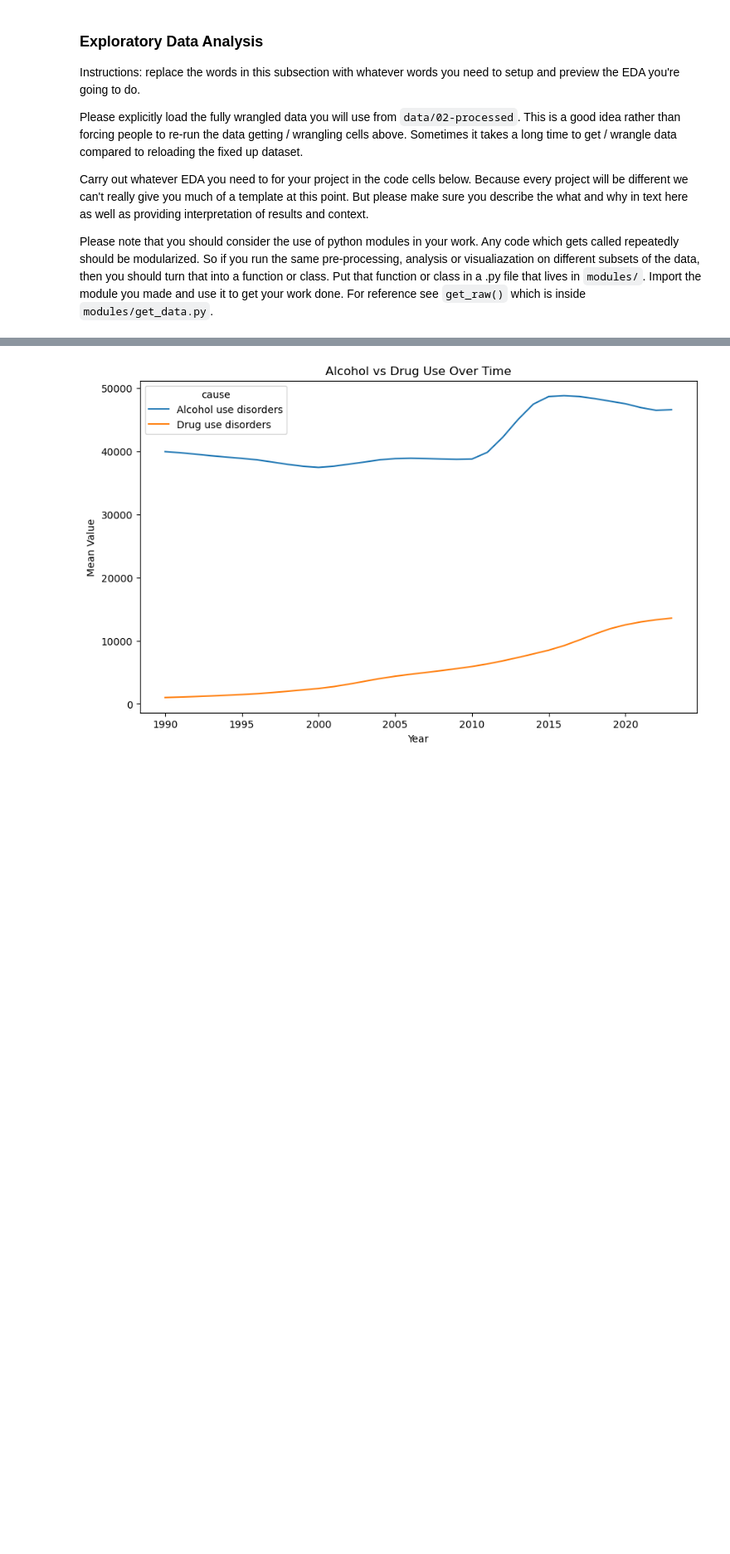
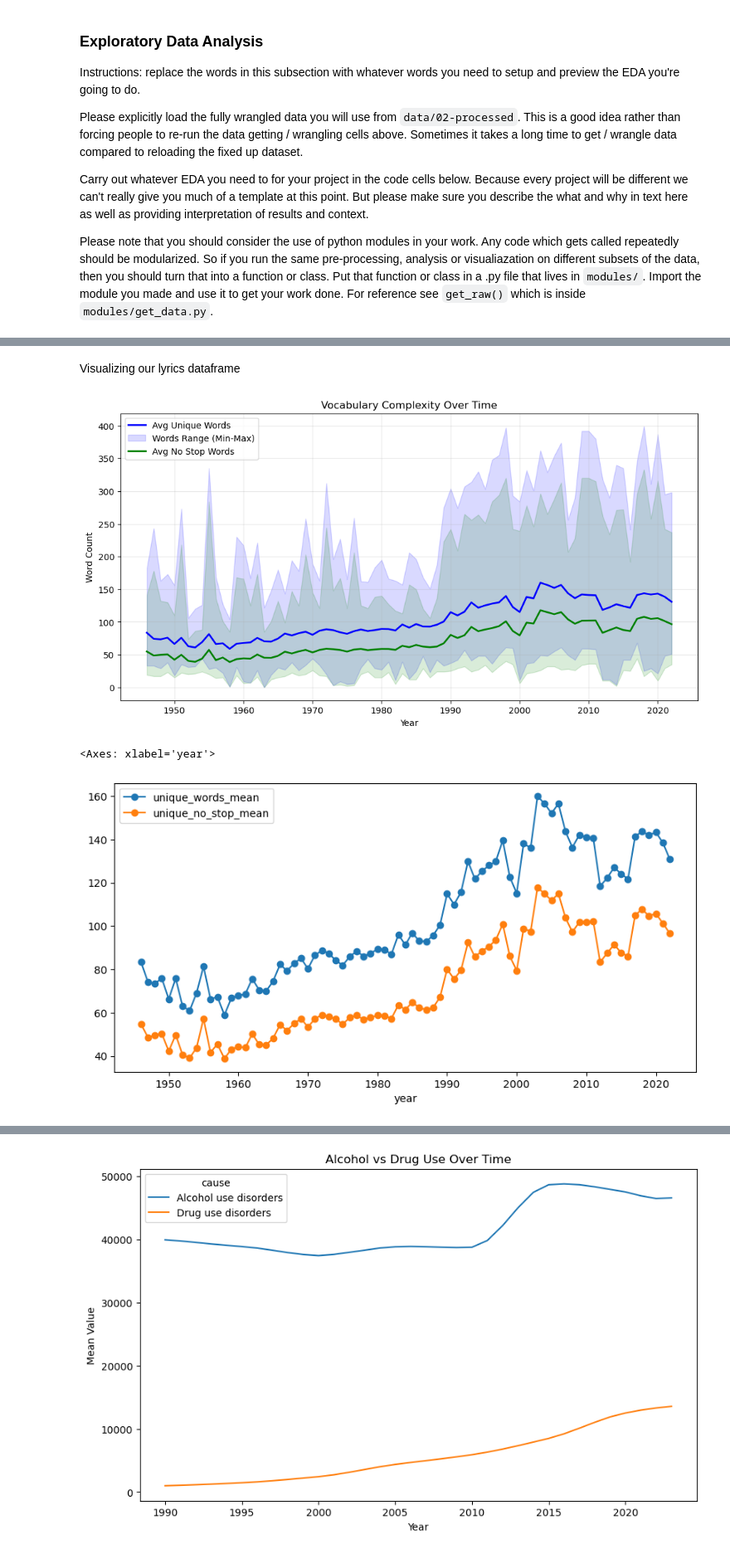
Before and after one commit to COGS108/Group104_WI26, a Jupyter notebook: 02-EDACheckpoint.ipynb, the cells around one changed output, grey strips where cells are left out. Shown at 83% size. Saved outputs shown, nothing was run; the diff lists cells and outputs as text; code cells hidden in the pictures; blank space fills up the shorter version.

```diff
--- a/02-EDACheckpoint.ipynb
+++ b/02-EDACheckpoint.ipynb
@@ -363,8 +285,0 @@ Overall, this dataset provides a valuable view of mental health trends in the Un
-# %%
-print(usa_only.dtypes)
-print("fix the data types")
-fix_cols = ['schizophrenia','bipolar','eating_disorder']
-usa_only['year'] = usa_only['year'].astype(int)
-for col in fix_cols:
-    usa_only[col] = usa_only[col].astype(float)
-usa_only.dtypes
@@ -478,0 +488,5 @@ Some more words and stuff.  Remember notebooks work best if you interleave the c
+# %%
+group_year = bb_lyrics.groupby('year')[['unique_words', 'unique_no_stop', 'sentiment_score','unique_relative','alc_mentions','drug_mentions']].agg(['mean', 'min', 'max'])
+group_year.columns = ['_'.join(col).strip() for col in group_year.columns.values]
+group_year = group_year.reset_index()
+group_year
@@ -478,0 +507,30 @@ Some more words and stuff.  Remember notebooks work best if you interleave the c
+# %% [markdown]
+Visualizing our lyrics dataframe
+# %%
+import matplotlib.pyplot as plt
+
+plt.figure(figsize=(12, 6))
+plt.plot(group_year['year'], group_year['unique_words_mean'],
+         label='Avg Unique Words', color='blue', linewidth=2)
+plt.fill_between(group_year['year'],
+                 group_year['unique_words_min'],
+                 group_year['unique_words_max'],
+                 color='blue', alpha=0.15, label='Words Range (Min-Max)')
+plt.plot(group_year['year'], group_year['unique_no_stop_mean'],
+         label='Avg No Stop Words', color='green', linewidth=2)
+plt.fill_between(group_year['year'],
+                 group_year['unique_no_stop_min'],
+                 group_year['unique_no_stop_max'],
+                 color='green', alpha=0.15)
+
+plt.title('Vocabulary Complexity Over Time')
+plt.xlabel('Year')
+plt.ylabel('Word Count')
+plt.legend()
+plt.grid(True, alpha=0.3)
+plt.show()
+group_year.plot(x='year', y=['unique_words_mean', 'unique_no_stop_mean'], marker='o', figsize=(10, 5))
+# %% [output]
+[figure, added]
+<Axes: xlabel='year'>
+[figure, added]
```
Also changed, not shown: parts of 45 cells of this notebook.
